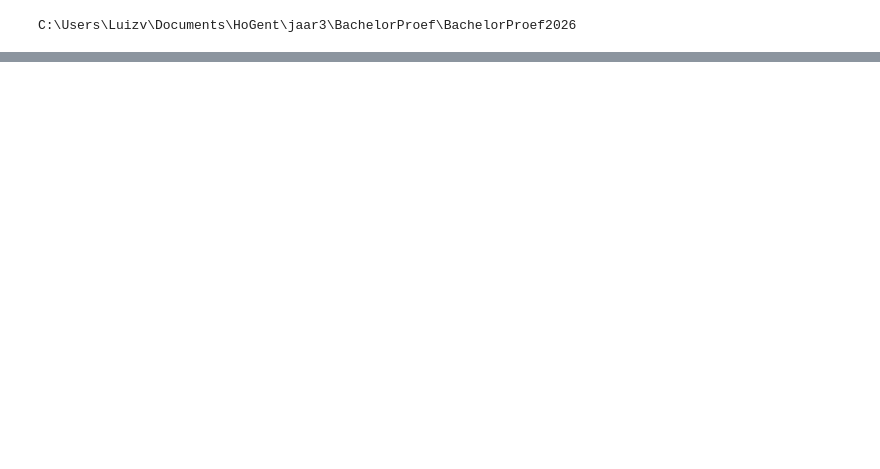
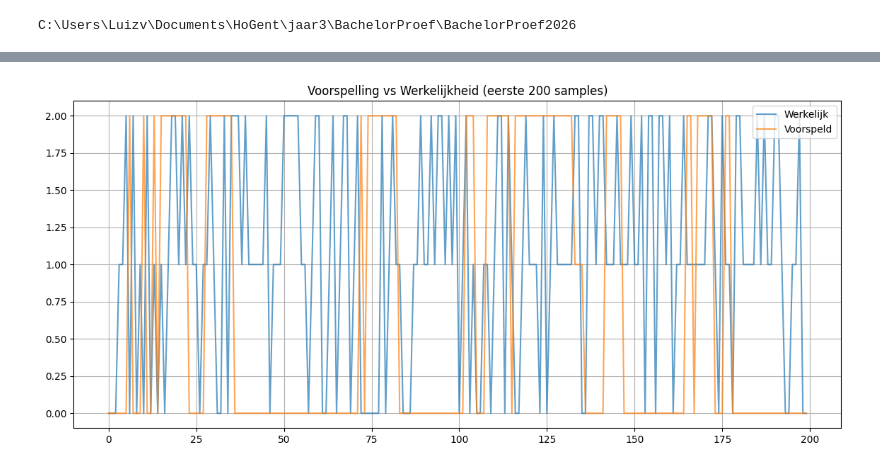
Before and after one commit to LuizVerheyen/BachelorProef2026, a Jupyter notebook: model/trainer.ipynb, the cells around one changed output, grey strips where cells are left out. Saved outputs shown, nothing was run; the diff lists cells and outputs as text; code cells hidden in the pictures; blank space fills up the shorter version.

```diff
--- a/model/trainer.ipynb
+++ b/model/trainer.ipynb
@@ -57,6 +59,7 @@ query_news = """
         COUNT(*)                AS NewsCount
     FROM FactNews fn
     JOIN DimDate dd ON fn.DateKey = dd.DateKey
+    WHERE dd.Datekey > 20211231
     GROUP BY fn.DateKey, dd.FullDateAlternateKey
     ORDER BY dd.FullDateAlternateKey
 """
@@ -73,6 +76,7 @@ query_twitter = """
         COUNT(*)                 AS TweetCount
     FROM DimTwitter dt
     JOIN DimDate dd ON dt.DateKey = dd.DateKey
+    WHERE dd.Datekey > 20211231
     GROUP BY dt.DateKey, dd.FullDateAlternateKey
     ORDER BY dd.FullDateAlternateKey
 """
@@ -160,7 +164,7 @@ def add_technical_indicators(df):
 #     Drempel: |return| > 1.5x rolling std
 #     → past zich aan per stock per periode
 # ─────────────────────────────────────────
-def add_labels(df, threshold_multiplier=1.5, horizon=1):
+def add_labels(df, threshold_multiplier=0.5, horizon=1):
     """
     horizon=1 → voorspel return van morgen
     threshold_multiplier → hoe 'groot' moet de beweging zijn
@@ -174,8 +178,9 @@ def add_labels(df, threshold_multiplier=1.5, horizon=1):
 
     # Dynamische drempel per stock (rolling 60d std van returns)
     df['ReturnStd_60d'] = grp['Return_1d'].transform(
-        lambda x: x.rolling(60).std()
+    lambda x: x.expanding(min_periods=20).std()  # expanding = alleen verleden
     )
+
     df['Threshold'] = threshold_multiplier * df['ReturnStd_60d']
 
     # Label
@@ -334,10 +346,8 @@ print(f"Training op: {DEVICE}")
 # %%
-# ─── Data laden (vanuit stap 1 resultaten) ─
-# (sla de DataFrames op als parquet na stap 1)
-df_market  = pd.read_parquet('df_market.parquet')
-df_econ    = pd.read_parquet('df_econ.parquet')
-df_news    = pd.read_parquet('df_news.parquet')
-df_twitter = pd.read_parquet('df_twitter.parquet')
+df_market = pd.read_parquet('df_market.parquet', engine='pyarrow')
+df_econ = pd.read_parquet('df_econ.parquet', engine='pyarrow')
+df_news = pd.read_parquet('df_news.parquet', engine='pyarrow')
+df_twitter = pd.read_parquet('df_twitter.parquet', engine='pyarrow')
 # %%
 df = build_feature_matrix(df_market, df_econ, df_news, df_twitter)
 df = add_technical_indicators(df)
@@ -484,0 +549,27 @@ plt.show()
+# %%
+import pandas as pd
+import matplotlib.pyplot as plt
+
+# Combineer resultaten
+results_df = pd.DataFrame({
+    "True": all_labels,
+    "Pred": all_preds
+})
+
+# Map labels terug naar namen
+label_map = {0: "Dip", 1: "Neutraal", 2: "Spike"}
+results_df["TrueLabel"] = results_df["True"].map(label_map)
+results_df["PredLabel"] = results_df["Pred"].map(label_map)
+
+# Plot (eerste 200 punten voor leesbaarheid)
+plt.figure(figsize=(14,6))
+
+plt.plot(results_df["True"].values[:200], label="Werkelijk", alpha=0.7)
+plt.plot(results_df["Pred"].values[:200], label="Voorspeld", alpha=0.7)
+
+plt.title("Voorspelling vs Werkelijkheid (eerste 200 samples)")
+plt.legend()
+plt.grid()
+plt.show()
+# %% [output]
+[figure, added]
```
Also changed, not shown: parts of 20 cells of this notebook, 7 other files.
